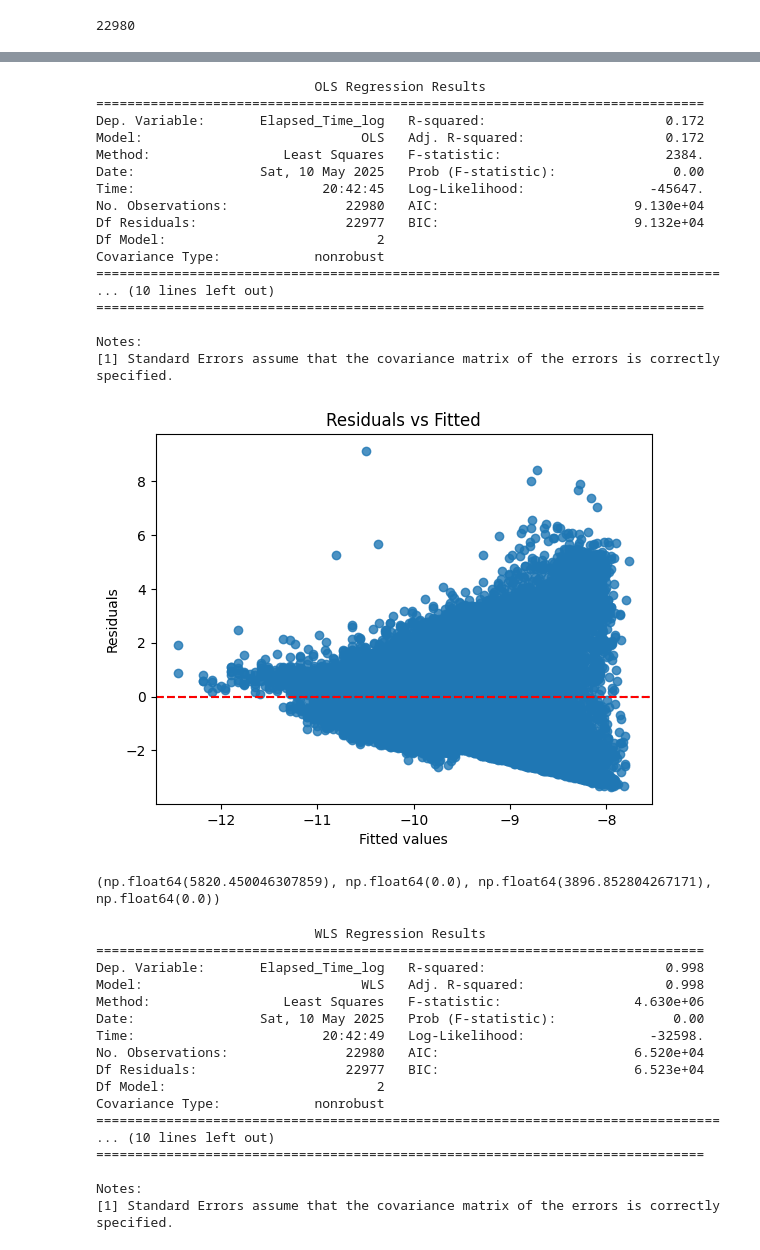
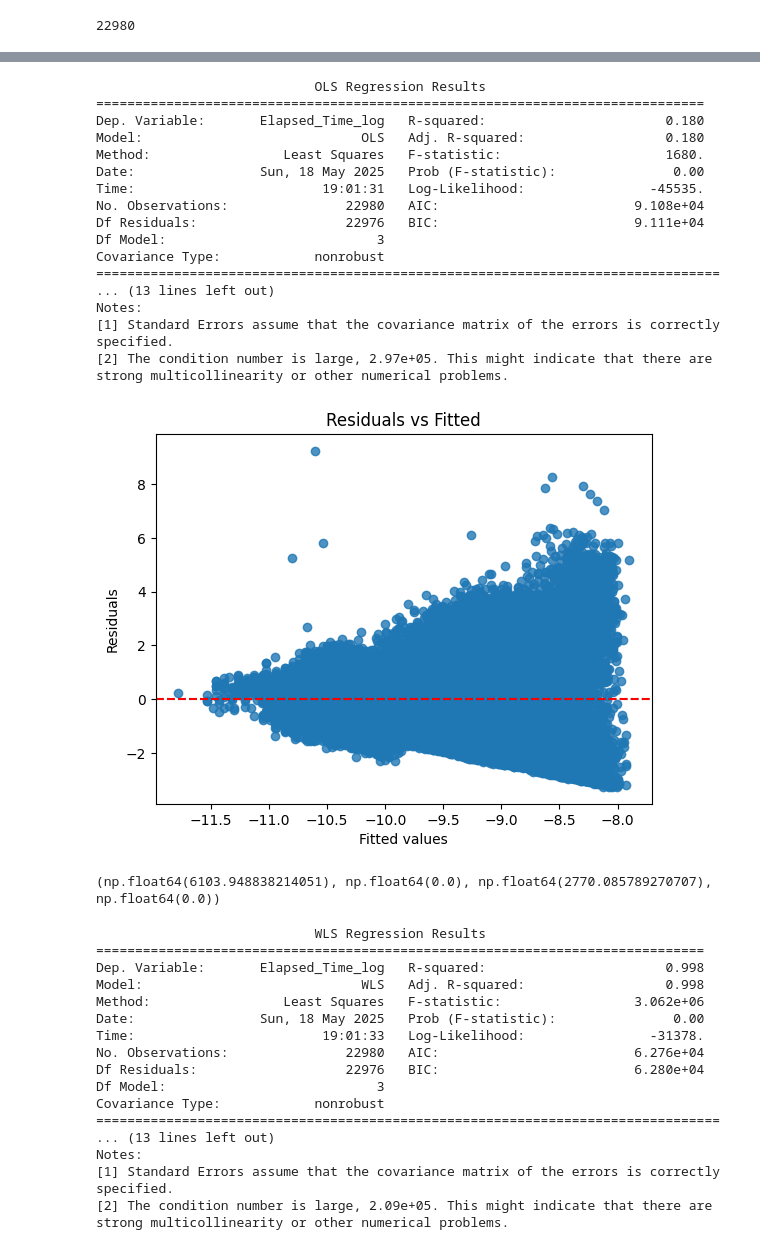
Before and after one commit to EstebanLeiva/PA-Experiments, a Jupyter notebook: plotting/plot.ipynb, the cells around one changed output, grey strips where cells are left out. Saved outputs shown, nothing was run; the diff lists cells and outputs as text; code cells hidden in the pictures.

Commit message:
Add nodes - arcs to regression

```diff
--- a/plotting/plot.ipynb
+++ b/plotting/plot.ipynb
@@ -564,6 +585,15 @@ len(regression)
 22980
 # %%
 df = regression.copy()
+nodes = {
+    'SY': 75379,
+    'CS': 2950,
+    'CR': 39018
+}
+# these are arcs
+
+for network in nodes.keys():
+    df.loc[df['Network'] == network, 'Nodes'] = nodes[network]
 
 df_CS = df[df['Network'] == 'CS']
 df_CR = df[df['Network'] == 'CR']
@@ -657,45 +687,45 @@ Covariance Type:            nonrobust
 Notes:
 [1] Standard Errors assume that the covariance matrix of the errors is correctly specified.
 # %%
-X_red = df_all[['Alpha_log', 'Distance_log']]
+X_red = df_all[['Alpha_log', 'Distance_log', 'Nodes']]
 X_red = sm.add_constant(X_red)  # Agrega beta_0 (intercepto)
 
 model_red = sm.OLS(y, X_red).fit()
 print(model_red.summary())
 
 residuals = model_red.resid
 fitted_vals = model_red.fittedvalues
 
 # Plot residuals vs fitted values
 sns.residplot(x=fitted_vals, y=residuals)
 plt.axhline(0, color='red', linestyle='--')
 plt.title('Residuals vs Fitted')
 plt.xlabel('Fitted values')
 plt.ylabel('Residuals')
 plt.show()
 
 bp_test = het_breuschpagan(residuals, X_red)
 print(bp_test)
 # %% [output]
                             OLS Regression Results
 ==============================================================================
-Dep. Variable:       Elapsed_Time_log   R-squared:                       0.172
-Model:                            OLS   Adj. R-squared:                  0.172
-Method:                 Least Squares   F-statistic:                     2384.
-Date:                Sat, 10 May 2025   Prob (F-statistic):               0.00
-Time:                        20:42:45   Log-Likelihood:                -45647.
-No. Observations:               22980   AIC:                         9.130e+04
-Df Residuals:                   22977   BIC:                         9.132e+04
-Df Model:                           2
+Dep. Variable:       Elapsed_Time_log   R-squared:                       0.180
+Model:                            OLS   Adj. R-squared:                  0.180
+Method:                 Least Squares   F-statistic:                     1680.
+Date:                Sun, 18 May 2025   Prob (F-statistic):               0.00
+Time:                        19:01:31   Log-Likelihood:                -45535.
+No. Observations:               22980   AIC:                         9.108e+04
+Df Residuals:                   22976   BIC:                         9.111e+04
+Df Model:                           3
 Covariance Type:            nonrobust
 ================================================================================
-... (10 lines left out)
-==============================================================================
-
+... (13 lines left out)
 Notes:
 [1] Standard Errors assume that the covariance matrix of the errors is correctly specified.
+[2] The condition number is large, 2.97e+05. This might indicate that there are
+strong multicollinearity or other numerical problems.
-[figure, old version]
+[figure, new version]
-(np.float64(5820.450046307859), np.float64(0.0), np.float64(3896.852804267171), np.float64(0.0))
+(np.float64(6103.948838214051), np.float64(0.0), np.float64(2770.085789270707), np.float64(0.0))
 # %%
 ols_resid_red = model_red.resid
 weights = 1 / (ols_resid_red ** 2 + 1e-6)
@@ -707,19 +737,19 @@ print(model_wls_red.summary())
 ==============================================================================
 Dep. Variable:       Elapsed_Time_log   R-squared:                       0.998
 Model:                            WLS   Adj. R-squared:                  0.998
-Method:                 Least Squares   F-statistic:                 4.630e+06
-Date:                Sat, 10 May 2025   Prob (F-statistic):               0.00
-Time:                        20:42:49   Log-Likelihood:                -32598.
-No. Observations:               22980   AIC:                         6.520e+04
-Df Residuals:                   22977   BIC:                         6.523e+04
-Df Model:                           2
+Method:                 Least Squares   F-statistic:                 3.062e+06
+Date:                Sun, 18 May 2025   Prob (F-statistic):               0.00
+Time:                        19:01:33   Log-Likelihood:                -31378.
+No. Observations:               22980   AIC:                         6.276e+04
+Df Residuals:                   22976   BIC:                         6.280e+04
+Df Model:                           3
 Covariance Type:            nonrobust
 ================================================================================
-... (10 lines left out)
-==============================================================================
-
+... (13 lines left out)
 Notes:
 [1] Standard Errors assume that the covariance matrix of the errors is correctly specified.
+[2] The condition number is large, 2.09e+05. This might indicate that there are
+strong multicollinearity or other numerical problems.
 # %%
 print("Intercept: ", f"{np.exp(model_wls_red.params.iloc[0]):.2e}")
 # %% [output]
```
Also changed, not shown: parts of 7 cells of this notebook.
